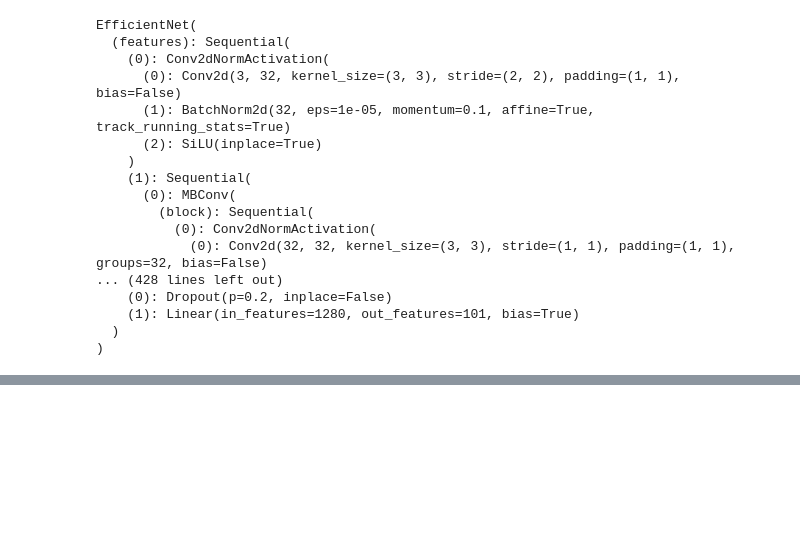
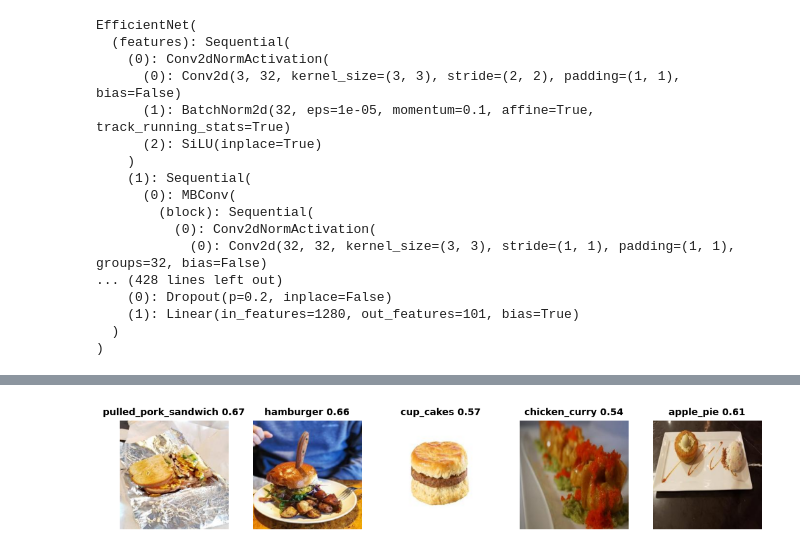
Before and after one commit to angelina-sjw/Math-148-Project, a Jupyter notebook: food-classification/notebooks/food101/food101_pretrained_application.ipynb, the cells around one changed output, grey strips where cells are left out. Drawn from its saved outputs; the diff is of its cells as text; code cells hidden in the pictures; blank space fills up the shorter version.

```diff
--- a/food-classification/notebooks/food101/food101_pretrained_application.ipynb
+++ b/food-classification/notebooks/food101/food101_pretrained_application.ipynb
@@ -129,0 +125,4 @@ KeyboardInterrupt:
+# %%
+display_pseudolabels_based_on_confidence(photos_df_with_food101, min_conf=0.5, max_conf=0.8, image_dir=photo_dir)
+# %% [output]
+[figure, added]
```
Also changed, not shown: parts of 12 cells of this notebook, 13 other files.
